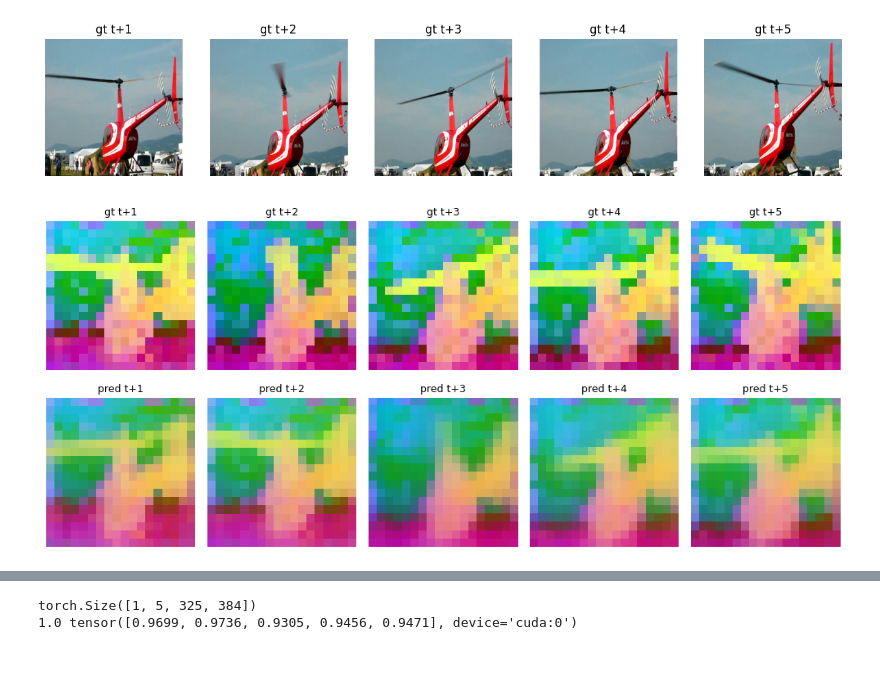
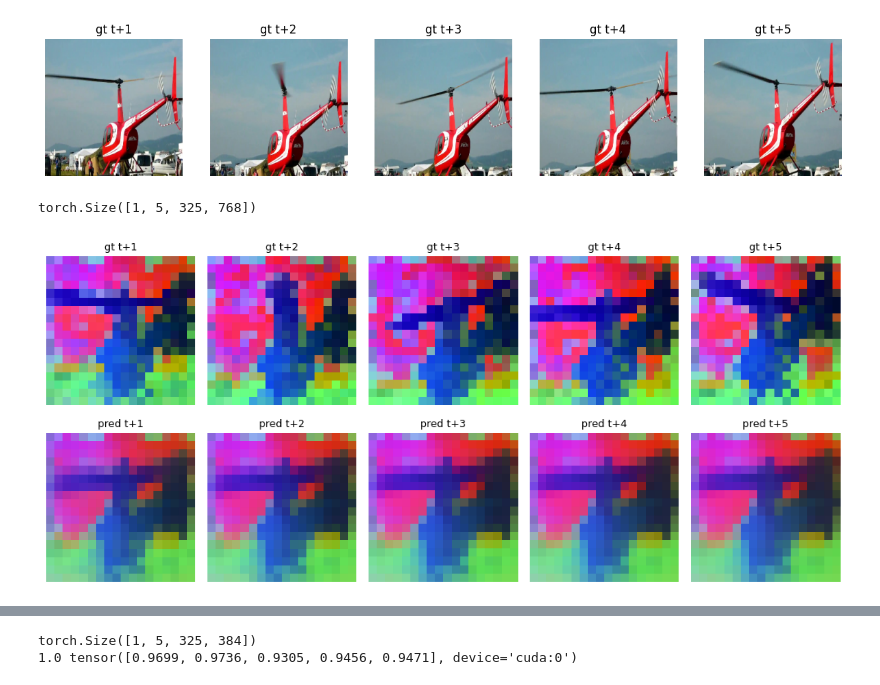
Before and after one commit to maheshreddy24/rwm, a Jupyter notebook: src/inference.ipynb, the cells around one changed output, grey strips where cells are left out. Saved outputs shown, nothing was run; the diff lists cells and outputs as text; code cells hidden in the pictures.

```diff
--- a/src/inference.ipynb
+++ b/src/inference.ipynb
@@ -55,7 +59,7 @@ loading the vision encoder from facebook/dinov2-with-registers-small
 Warning: You are sending unauthenticated requests to the HF Hub. Please set a HF_TOKEN to enable higher rate limits and faster downloads.
 # %%
 # checkpoint = torch.load("/home/rvm/checkpoints/checkpoints_rwm/exp_1787891923.9649274/model_epoch3_step5400.pth", weights_only=False)
-checkpoint = torch.load("/home/rvm/checkpoints/checkpoints_rwm/full_context/model_epoch1_step3900.pth", weights_only = False)
+checkpoint = torch.load("/home/rvm/checkpoints/checkpoints_rwm_base/exp_1788588205.0835648/model_epoch2_step18000.pth", weights_only = False)
 model.load_state_dict(checkpoint['model'])
 # %% [output]
 <All keys matched successfully>
@@ -77,26 +81,26 @@ repr_head singular values
 # %%
-# # video_path = '/home/ego4d/data/v2/video_540ss/aef6d4d8-7a78-4744-a8a2-dba4edeb1997.mp4'
-video_path = data.iloc[807]['path']
+# # # video_path = '/home/ego4d/data/v2/video_540ss/aef6d4d8-7a78-4744-a8a2-dba4edeb1997.mp4'
+# video_path = data.iloc[807]['path']
 
-fps = cap.get(cv2.CAP_PROP_FPS)  # native fps, used to convert seconds -> frames below
+# fps = cap.get(cv2.CAP_PROP_FPS)  # native fps, used to convert seconds -> frames below
 
-frames = []
-while True:
-    ret, frame = cap.read()
-    if not ret: break
-    frame = cv2.cvtColor(frame, cv2.COLOR_BGR2RGB)
-    frame = cv2.resize(frame, (252, 252))
-    frame = frame/255.0
-    frames.append(frame)
+# frames = []
+# while True:
+#     ret, frame = cap.read()
+#     if not ret: break
+#     frame = cv2.cvtColor(frame, cv2.COLOR_BGR2RGB)
+#     frame = cv2.resize(frame, (252, 252))
+#     frame = frame/255.0
+#     frames.append(frame)
 
-print(len(frames))
-stride_sec = 0.33  # seconds between sampled frames (same convention as rvm_dataset_tf.py)
-stride = max(1, round(stride_sec * fps))
-sampled_fps = fps / stride  # effective fps of `frames` after subsampling below
+# print(len(frames))
+# stride_sec = 0.33  # seconds between sampled frames (same convention as rvm_dataset_tf.py)
+# stride = max(1, round(stride_sec * fps))
+# sampled_fps = fps / stride  # effective fps of `frames` after subsampling below
 
-frames = frames[int(0.3 * len(frames)):]
-frames = frames[::stride]
-print(len(frames))
+# frames = frames[int(0.3 * len(frames)):]
+# frames = frames[::stride]
+# print(len(frames))
 # %% [output]
 NameError: name 'cap' is not defined
 # %%
@@ -106,7 +110,7 @@ device = "cuda"
 model = model.to(device)
 model.eval()
 
-# sampled_fps = 30.0 / stride
+sampled_fps = 30.0 / stride
 
 Base = 15       # starting position in (strided) frames
 C = 15           # number of context frames
@@ -157,7 +161,7 @@ for s in range(C):
 # %%
 
 with torch.no_grad():
-    out_tf = model.teacher_forcing_rollout_repr(
+    out_tf = model.rollout(
         context=context,
         targets=targets,
         context_times=context_times,
@@ -189,43 +193,47 @@ for s in range(S):
     axes[s].axis("off")
 # %% [output]
 [figure]
+# %%
+target_feat_tf.shape
+# %% [output]
+torch.Size([1, 5, 325, 768])
 # %%
 
-D = 384
+D = target_feat_tf.shape[-1]
 gt_patches = target_feat_tf[:, :, 1:, :].reshape(-1, D).cpu()      # all frames pooled
 pca = PCA(3).fit(gt_patches)                              # fit ONCE, on GT
 
 gt_rgb   = pca.transform(target_feat_tf[:, :, 1:, :].reshape(-1, D).cpu())
 pred_rgb = pca.transform(preds_tf[:, :, 1:, :].reshape(-1, D).cpu())
 # normalize both with the SAME min/max, from GT
 
 
 B, T = target_feat_tf.shape[0], target_feat_tf.shape[1]
 P = target_feat_tf.shape[2] - 1
 g = int(round(math.sqrt(P)))
 
 # colour range from GT only — percentiles, not min/max: DINOv2 has high-norm
 # outlier tokens that would otherwise squash everything into mid-grey
 lo = np.percentile(gt_rgb, 2, axis=0)
 hi = np.percentile(gt_rgb, 98, axis=0)
 span = np.where(hi - lo < 1e-8, 1.0, hi - lo)
 
 gt_img   = np.clip((gt_rgb   - lo) / span, 0, 1).reshape(B, T, g, g, 3)
 pred_img = np.clip((pred_rgb - lo) / span, 0, 1).reshape(B, T, g, g, 3)
 
 b = 0
 fig, ax = plt.subplots(2, T, figsize=(2 * T, 4.6))
 ax = np.atleast_2d(ax)
 for t in range(T):
     ax[0, t].imshow(gt_img[b, t], interpolation="nearest")
     ax[0, t].set_title(f"gt t+{t+1}", fontsize=9)
     ax[1, t].imshow(pred_img[b, t], interpolation="nearest")
     ax[1, t].set_title(f"pred t+{t+1}", fontsize=9)
     ax[0, t].axis("off"); ax[1, t].axis("off")
 plt.tight_layout()
 plt.show()
 # %% [output]
-[figure, old version]
+[figure, new version]
 # %%
 from pca_vis import pca_per_frame, show
 # preds.shape
```
Also changed, not shown: parts of 8 cells of this notebook, 2 other files.
